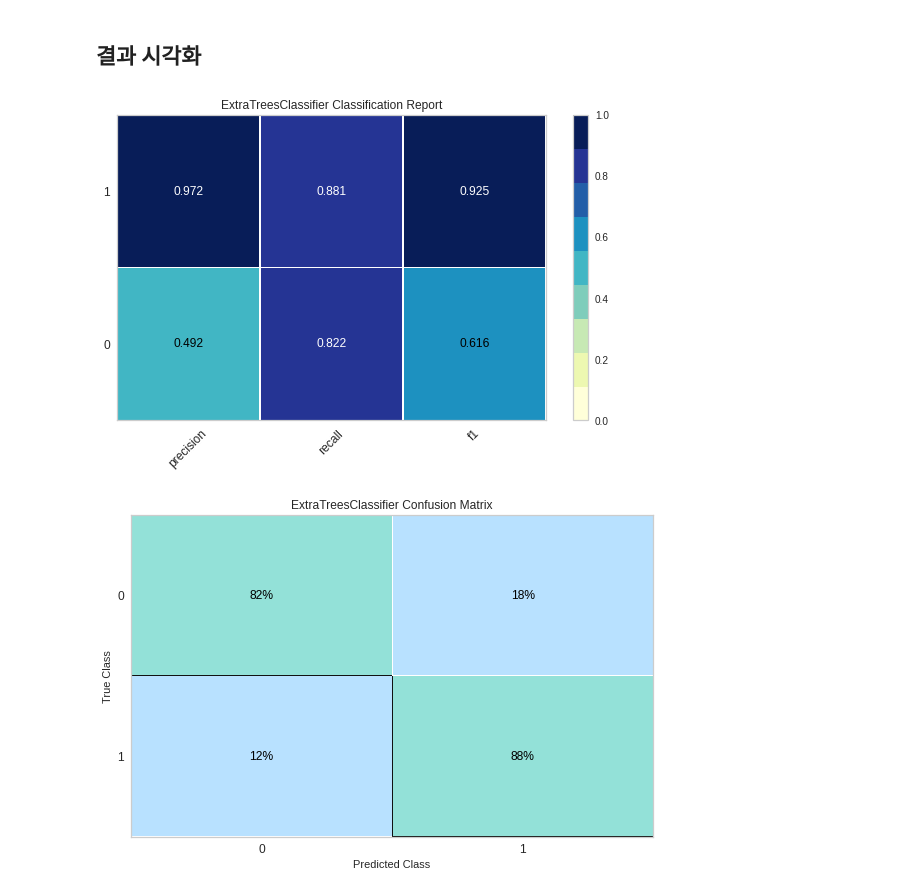
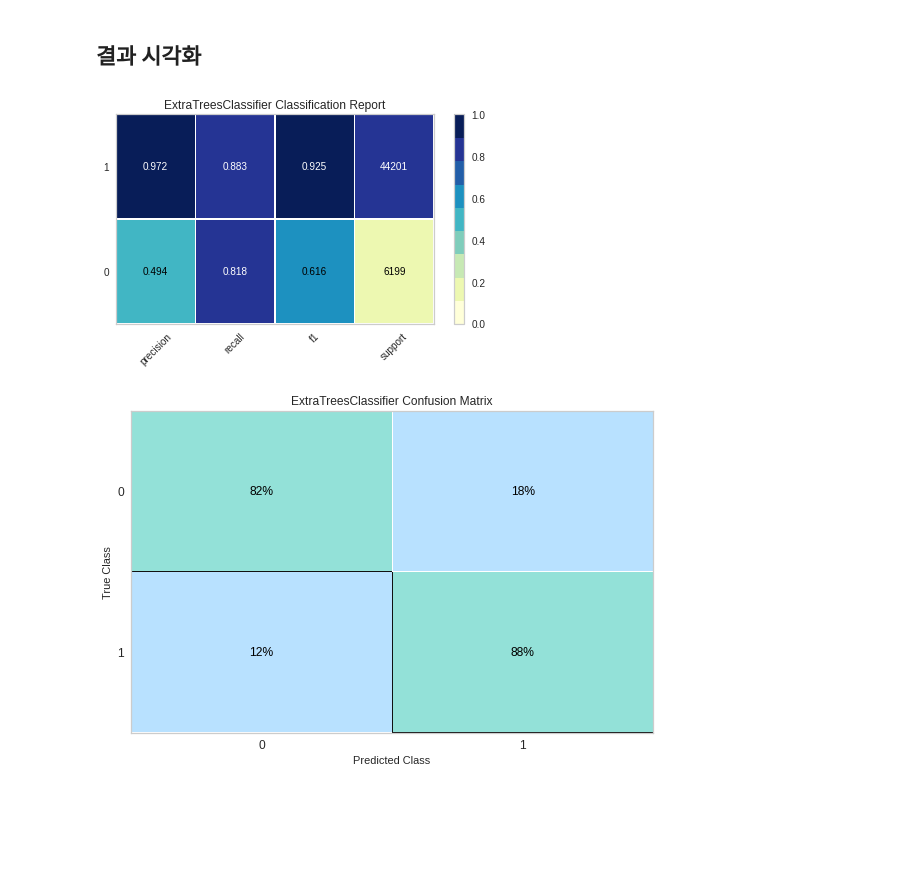
Before and after one commit to hwon-n/section6_project1, a Jupyter notebook: CP1.ipynb, the cells around one changed output. Saved outputs shown, nothing was run; the diff lists cells and outputs as text; code cells hidden in the pictures; blank space fills up the shorter version.

```diff
--- a/CP1.ipynb
+++ b/CP1.ipynb
@@ -142,10 +143,9 @@ train.head().T
 
 target_colors = ['#fed976', '#fd8d3c']
 
-ax = sns.set_palette('muted')
-ax = sns.countplot(data = train, x = target, palette = target_colors)
-
-plt.show()
+visualizer_target = ClassBalance(labels=[0, 1])
+visualizer_target.fit(train[target], test[target])
+visualizer_target.show()
 
 # 0 -> 1로 바꿔주기
 # 0: 대출 가능, 1: 대출 불가능
@@ -390,7 +384,0 @@ Name: Risk_Flag, dtype: int64
-# %%
-%matplotlib inline
-
-ax = sns.set_palette('muted')
-ax = sns.countplot(data = train, x = target, palette = target_colors)
-
-plt.show()
@@ -690,12 +664,12 @@ from yellowbrick.classifier import ROCAUC, ClassificationReport, ConfusionMatrix
 from yellowbrick.model_selection import FeatureImportances
 from yellowbrick.style import set_palette
 # %%
-report = ClassificationReport(final_pipe, classes = [0, 1], cmap = 'YlGnBu')
+report = ClassificationReport(final_pipe, classes = [0, 1], cmap = 'YlGnBu', support = True)
 report.fit(X_train, y_train)
 report.score(X_test, y_test)
 report.show();
 # %% [output]
-[figure, old version]
+[figure, new version]
 # %%
 colors = ['#b8e1ff', '#93e1d8']
 
```
Also changed, not shown: parts of 17 cells of this notebook.
